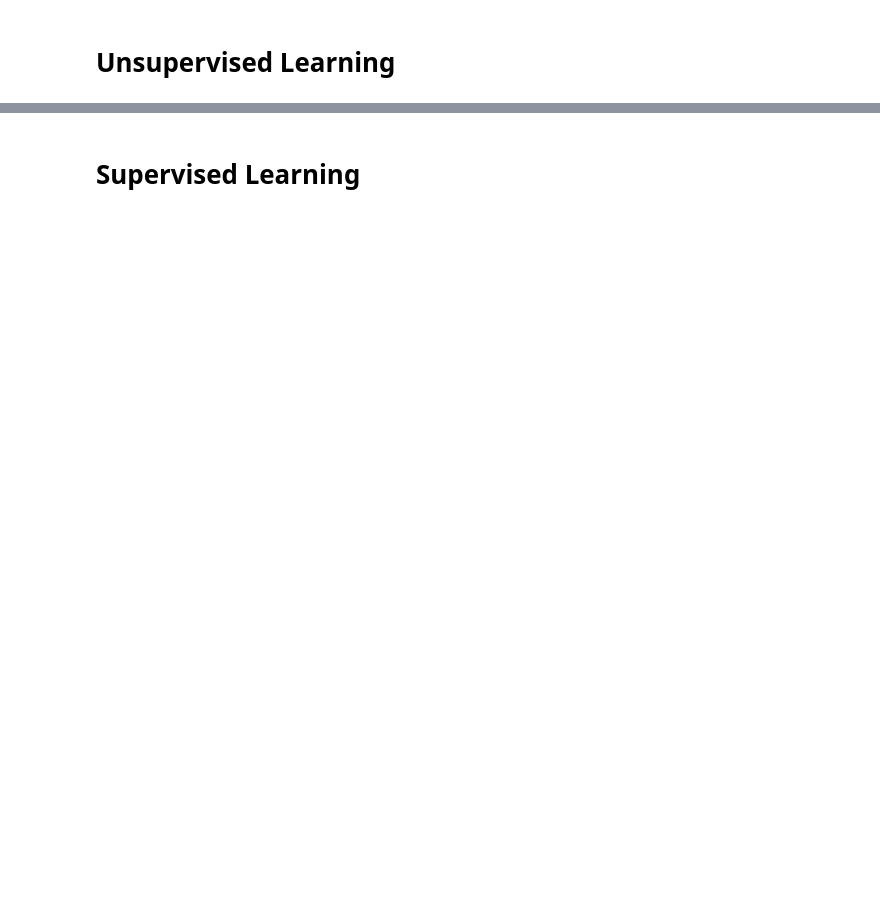
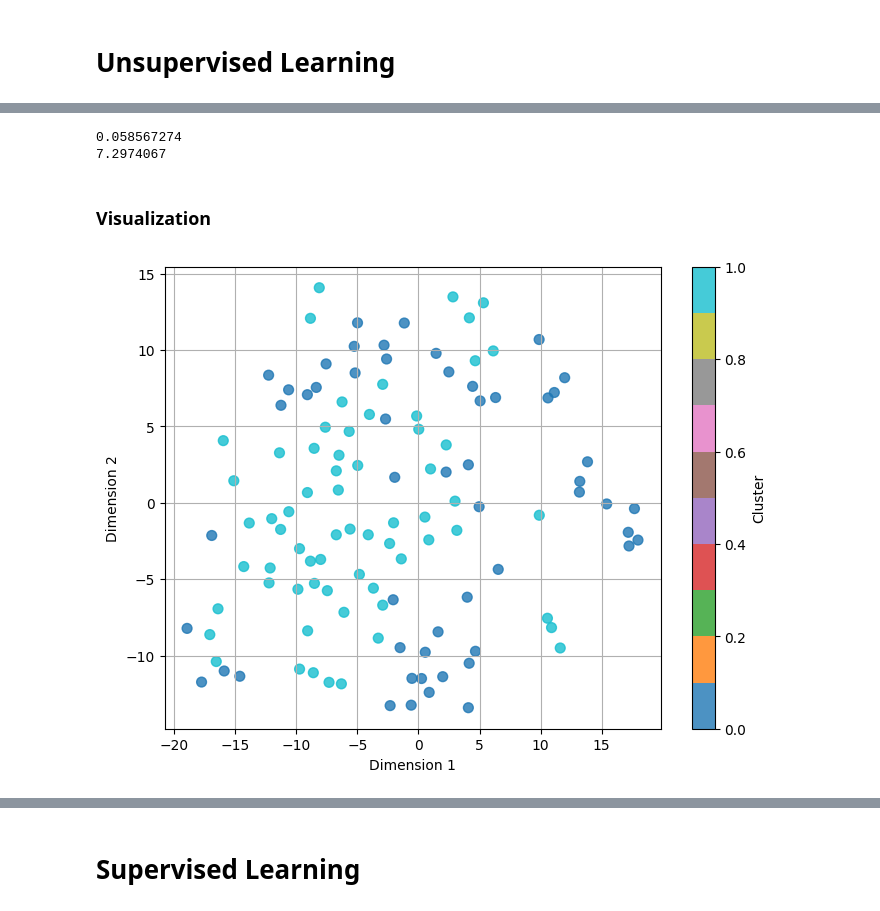
Before and after one commit to MichielVanNieuwenhove/Thesis_MaStat, a Jupyter notebook: Py_Notebooks/KeyPoint_Classification.ipynb, the cells around one changed output, grey strips where cells are left out. Cells and saved outputs as stored; diff of their text form; code cells hidden in the pictures; blank space fills up the shorter version.

```diff
--- a/Py_Notebooks/KeyPoint_Classification.ipynb
+++ b/Py_Notebooks/KeyPoint_Classification.ipynb
@@ -180,0 +370,30 @@ print(df_tokenized_unlabeled_pd.head())
+# %%
+sil_score = silhouette_score(X_pca, kmeans.labels_)
+ch_score = calinski_harabasz_score(X_pca, kmeans.labels_)
+
+print(sil_score)
+print(ch_score)
+# %% [output]
+0.058567274
+7.2974067
+# %% [markdown]
+### Visualization
+# %%
+tsne = TSNE(n_components=2, random_state=SEED, perplexity=15)
+embeddings_2d = tsne.fit_transform(cls_embeddings.cpu().numpy())
+# %%
+plt.figure(figsize=(8, 6))
+scatter = plt.scatter(
+    embeddings_2d[:, 0], embeddings_2d[:, 1],
+    c=df_tokenized_combined_pd_train['cluster'],
+    cmap='tab10',
+    s=50,
+    alpha=0.8
+)
+plt.colorbar(scatter, label='Cluster')
+plt.xlabel('Dimension 1')
+plt.ylabel('Dimension 2')
+plt.grid(True)
+plt.show()
+# %% [output]
+[figure, added]
```
Also changed, not shown: parts of 54 cells of this notebook, 30 other files.
